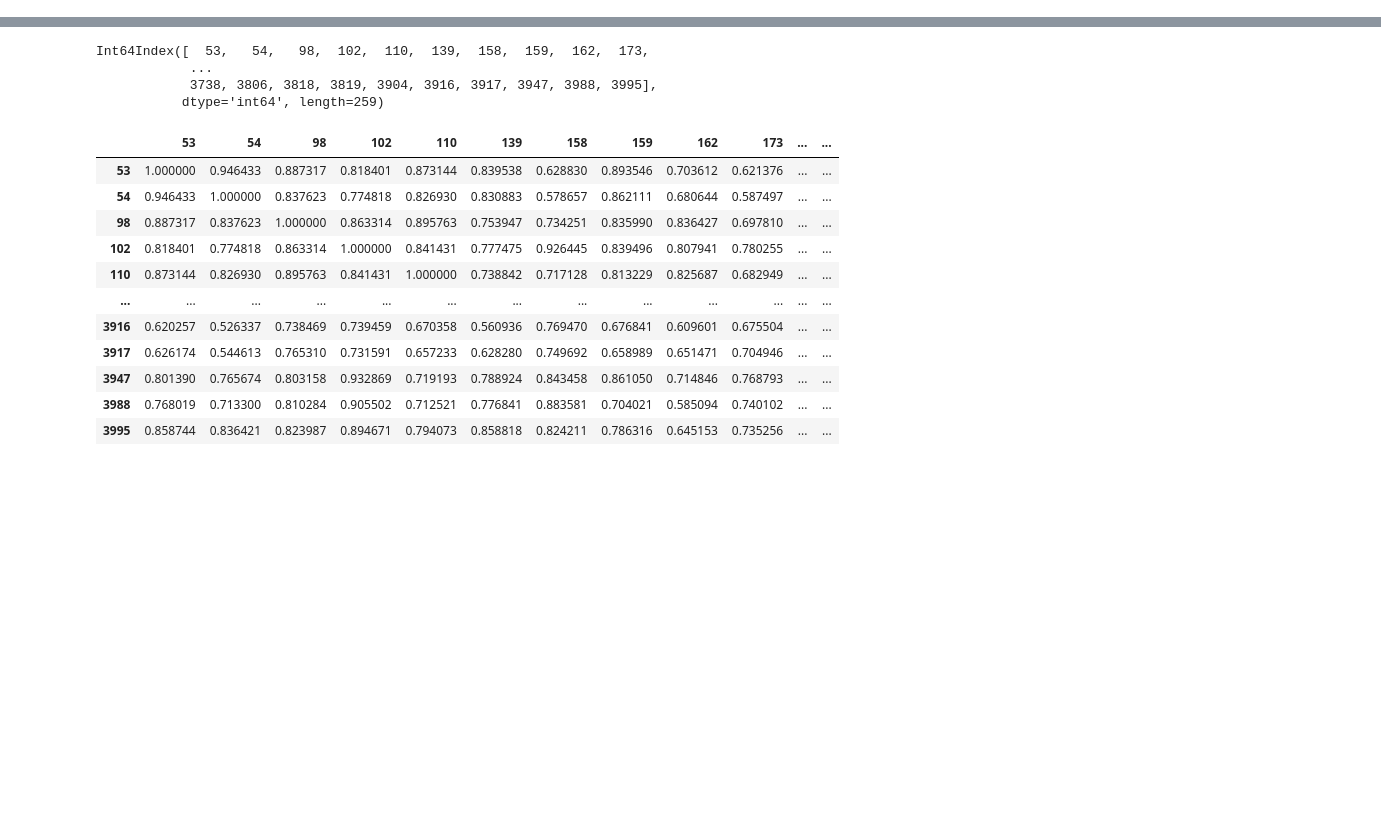
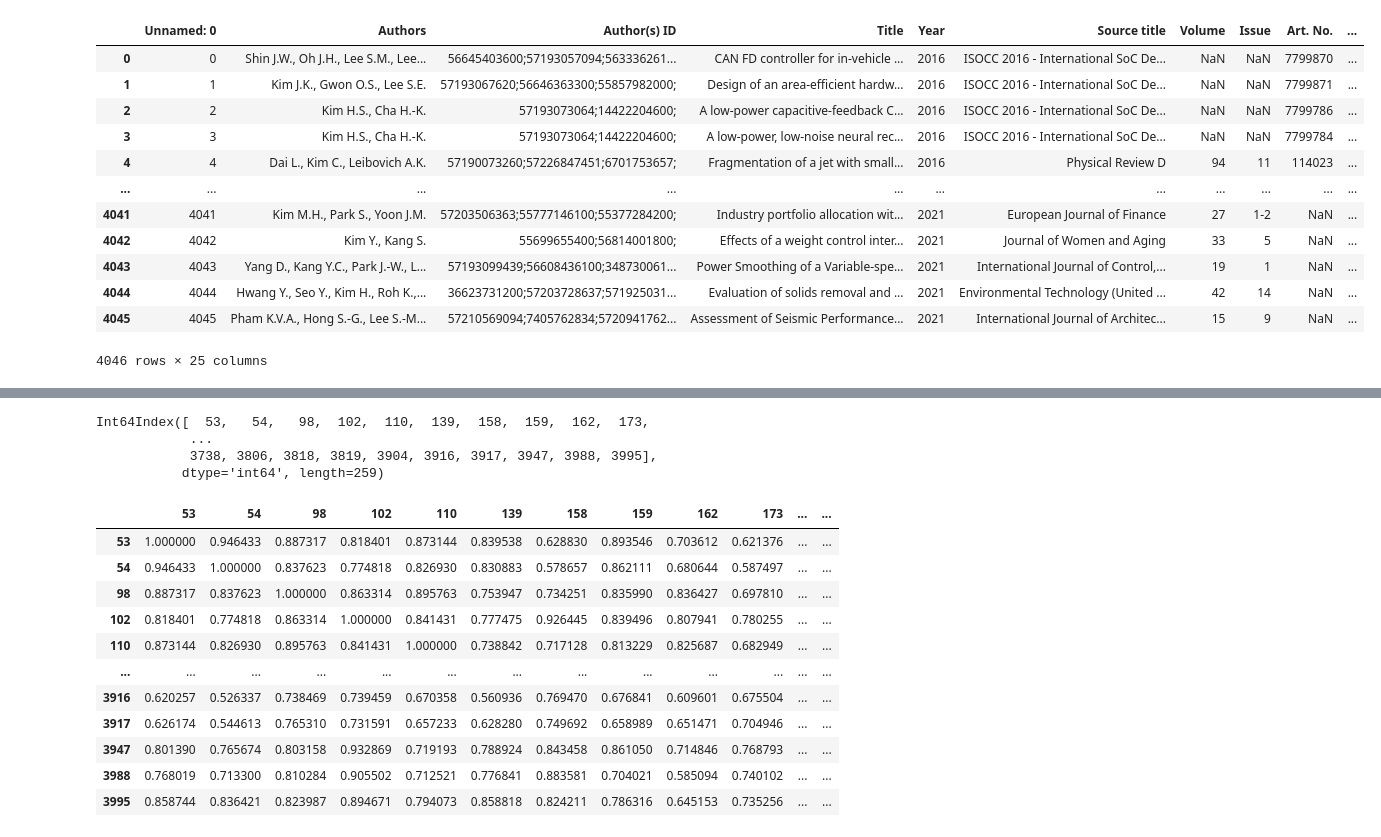
Before and after one commit to Kiminjo/Research-area-extract-from-papers, a Jupyter notebook: h_clustering.ipynb, the cells around one changed output, grey strips where cells are left out. Saved outputs shown, nothing was run; the diff lists cells and outputs as text; code cells hidden in the pictures; blank space fills up the shorter version.

```diff
--- a/h_clustering.ipynb
+++ b/h_clustering.ipynb
@@ -48,0 +63,18 @@ a = clusters[0].value_counts()
+# %%
+raw_data = pd.read_csv('data/2016-2021.csv')
+# %%
+raw_data
+# %% [output]
+|  | Unnamed: 0 | Authors | Author(s) ID | Title | Year | Source title | Volume | Issue | Art. No. | ... |
+| 0 | 0 | Shin J.W., Oh J.H., Lee S.M., Lee... | 56645403600;57193057094;563336261... | CAN FD controller for in-vehicle ... | 2016 | ISOCC 2016 - International SoC De... | NaN | NaN | 7799870 | ... |
+| 1 | 1 | Kim J.K., Gwon O.S., Lee S.E. | 57193067620;56646363300;55857982000; | Design of an area-efficient hardw... | 2016 | ISOCC 2016 - International SoC De... | NaN | NaN | 7799871 | ... |
+| 2 | 2 | Kim H.S., Cha H.-K. | 57193073064;14422204600; | A low-power capacitive-feedback C... | 2016 | ISOCC 2016 - International SoC De... | NaN | NaN | 7799786 | ... |
+| 3 | 3 | Kim H.S., Cha H.-K. | 57193073064;14422204600; | A low-power, low-noise neural rec... | 2016 | ISOCC 2016 - International SoC De... | NaN | NaN | 7799784 | ... |
+| 4 | 4 | Dai L., Kim C., Leibovich A.K. | 57190073260;57226847451;6701753657; | Fragmentation of a jet with small... | 2016 | Physical Review D | 94 | 11 | 114023 | ... |
+| ... | ... | ... | ... | ... | ... | ... | ... | ... | ... | ... |
+| 4041 | 4041 | Kim M.H., Park S., Yoon J.M. | 57203506363;55777146100;55377284200; | Industry portfolio allocation wit... | 2021 | European Journal of Finance | 27 | 1-2 | NaN | ... |
+| 4042 | 4042 | Kim Y., Kang S. | 55699655400;56814001800; | Effects of a weight control inter... | 2021 | Journal of Women and Aging | 33 | 5 | NaN | ... |
+| 4043 | 4043 | Yang D., Kang Y.C., Park J.-W., L... | 57193099439;56608436100;348730061... | Power Smoothing of a Variable-spe... | 2021 | International Journal of Control,... | 19 | 1 | NaN | ... |
+| 4044 | 4044 | Hwang Y., Seo Y., Kim H., Roh K.,... | 36623731200;57203728637;571925031... | Evaluation of solids removal and ... | 2021 | Environmental Technology (United ... | 42 | 14 | NaN | ... |
+| 4045 | 4045 | Pham K.V.A., Hong S.-G., Lee S.-M... | 57210569094;7405762834;5720941762... | Assessment of Seismic Performance... | 2021 | International Journal of Architec... | 15 | 9 | NaN | ... |
+4046 rows × 25 columns
```
Also changed, not shown: parts of 18 cells of this notebook, 7 other files.
